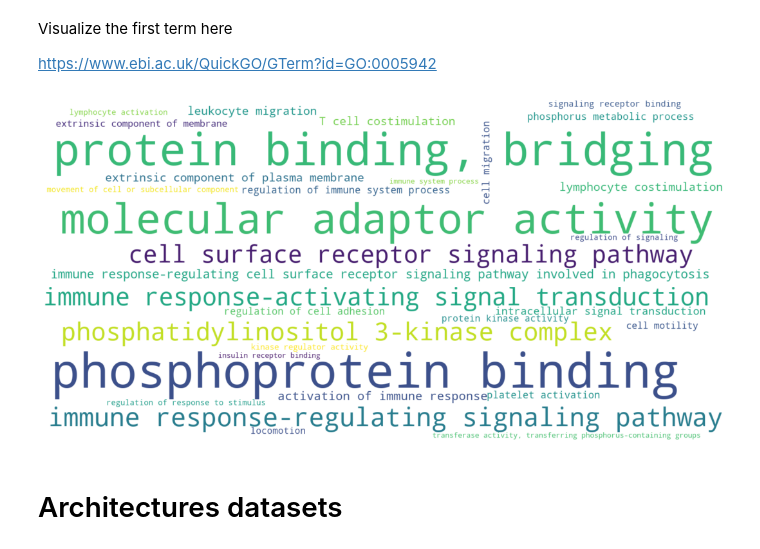
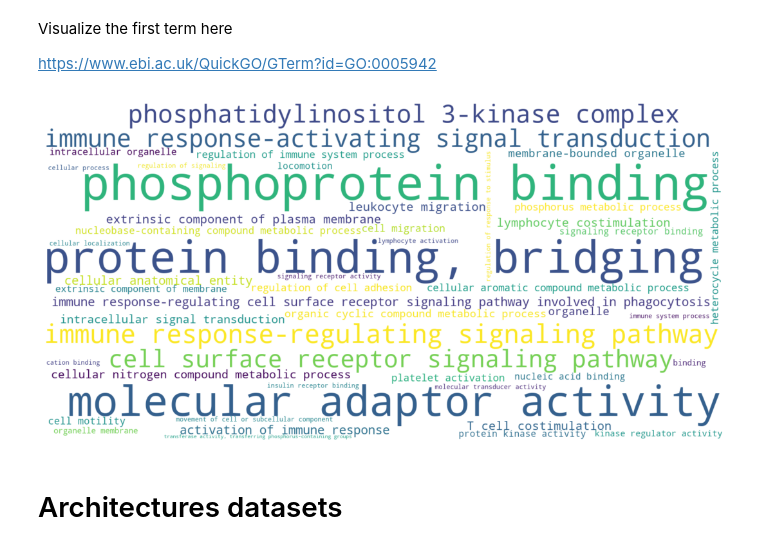
Before and after one commit to Mmiglio/BiologicalData, a Jupyter notebook: code/part2/GeneOntology.ipynb, the cells around one changed output. Saved outputs shown, nothing was run; the diff lists cells and outputs as text; code cells hidden in the pictures.

```diff
--- a/code/part2/GeneOntology.ipynb
+++ b/code/part2/GeneOntology.ipynb
@@ -103,26 +103,24 @@ Visualize the first term here
 https://www.ebi.ac.uk/QuickGO/GTerm?id=GO:0005942
 # %%
 # max num of words to be drawn
-N_max = 40
+N_max = 50
 
 wc = draw_word_cloud(
     df = result[filter_terms],
-    N = sum(result[filter_terms][:N_max].OddRatio > 1),
-    N_under_represented = sum(result[filter_terms][-N_max:].OddRatio < 1),
+    N = N_max,
     score = 'p-value',
-    scale = 1.,
     under_represented=False
 )
 
 # Plot
 plt.figure(figsize=(15, 15))
 plt.imshow(wc, interpolation="bilinear")
 plt.axis("off")
 plt.tight_layout()
 plt.savefig("../../figures/GO_original.pdf")
 plt.show()
 # %% [output]
-[figure, old version]
+[figure, new version]
 # %% [markdown]
 <a id="architectures"></a>
 
```
Also changed, not shown: parts of 5 cells of this notebook, 6 other files.
